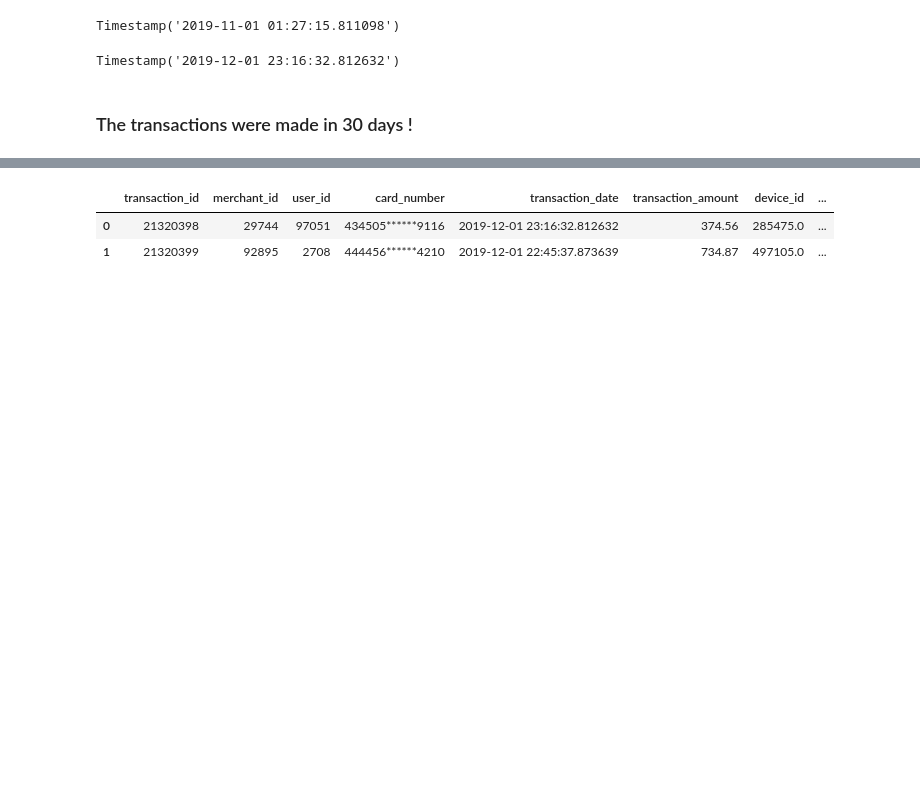
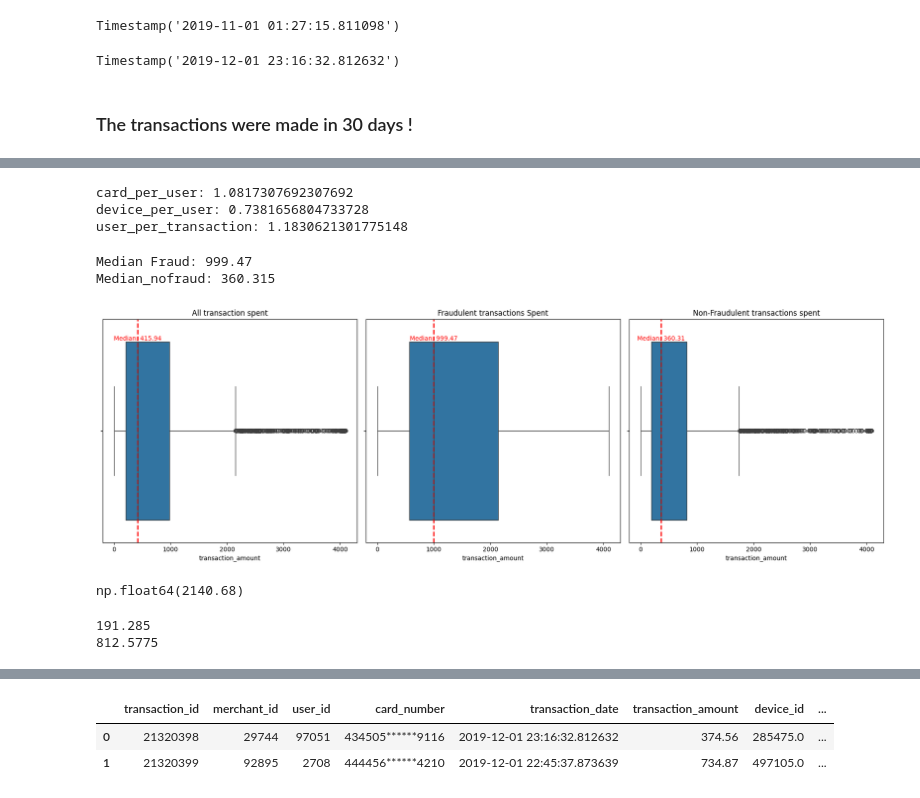
Before and after one commit to thecirocks/cloud_w, a Jupyter notebook: fraud_detection.ipynb, the cells around one changed output, grey strips where cells are left out. Cells and saved outputs as stored; diff of their text form; code cells hidden in the pictures; blank space fills up the shorter version.

```diff
--- a/fraud_detection.ipynb
+++ b/fraud_detection.ipynb
@@ -254,7 +283,0 @@ Timestamp('2019-12-01 23:16:32.812632')
-# %%
-df["transaction_year"] = df["transaction_date"].dt.year
-df["transaction_month"] = df["transaction_date"].dt.month
-df["transaction_day"] = df["transaction_date"].dt.day
-df["transaction_hour"] = df["transaction_date"].dt.hour
-df["transaction_minute"] = df["transaction_date"].dt.minute
-#df["transaction_weekday"] = df["transaction_date"].dt.weekday  # 0 para segunda-feira, 6 para domingo
@@ -260,0 +311,3 @@ df["transaction_minute"] = df["transaction_date"].dt.minute
+# %%
+#Transforming to datetime because it was in other format
+df["transaction_date"] = pd.to_datetime(df["transaction_date"])
@@ -260,0 +350,65 @@ df["transaction_minute"] = df["transaction_date"].dt.minute
+# %%
+card_per_user = card / user
+device_per_user =   device / user
+transaction_per_user = transaction / user
+
+print(f'card_per_user: {card_per_user}')
+print(f'device_per_user: {device_per_user}')
+print(f'user_per_transaction: {transaction_per_user}')
+# %% [output]
+card_per_user: 1.0817307692307692
+device_per_user: 0.7381656804733728
+user_per_transaction: 1.1830621301775148
+# %%
+all_spent = df["transaction_amount"]
+fraud_spent = df["transaction_amount"][df["has_cbk"] == True]
+nofraud_spent = df["transaction_amount"][df["has_cbk"] == False]
+
+median_fraud = fraud_spent.median()
+median_nofraud = nofraud_spent.median()
+
+print(f'Median Fraud: {median_fraud}')
+print(f'Median_nofraud: {median_nofraud}')
+# %% [output]
+Median Fraud: 999.47
+Median_nofraud: 360.315
+# %%
+# Criar a figura com três subplots lado a lado
+fig, axes = plt.subplots(1, 3, figsize=(18, 6), sharex=True)
+
+# Plotagem para todas as transações
+sns.boxplot(x=all_spent, ax=axes[0])
+axes[0].axvline(x=median, color='red', linestyle='dashed', linewidth=2)
+axes[0].text(median, -0.40, f'Median: {median:.2f}', color='red', ha='center', va='bottom')
+axes[0].set_title("All transaction spent")
+
+# Plotagem para transações fraudulentas
+sns.boxplot(x=fraud_spent, ax=axes[1])
+axes[1].axvline(x=median_fraud, color='red', linestyle='dashed', linewidth=2)
+axes[1].text(median_fraud, -0.40, f'Median: {median_fraud:.2f}', color='red', ha='center', va='bottom')
+axes[1].set_title("Fraudulent transactions Spent")
+
+# Plotagem para transações não fraudulentas
+sns.boxplot(x=nofraud_spent, ax=axes[2])
+axes[2].axvline(x=median_nofraud, color='red', linestyle='dashed', linewidth=2)
+axes[2].text(median_nofraud, -0.40, f'Median: {median_nofraud:.2f}', color='red', ha='center', va='bottom')
+axes[2].set_title("Non-Fraudulent transactions spent")
+
+# Ajustar layout para não sobrepor os elementos
+plt.tight_layout()
+plt.show()
+# %% [output]
+[figure, added]
+# %%
+fraud_spent.quantile(0.75)
+# %% [output]
+np.float64(2140.68)
+# %%
+#non fraud Quartile spent analysis
+q1 = nofraud_spent.quantile(0.25)
+q3 = nofraud_spent.quantile(0.75)
+print(q1)
+print(q3)
+# %% [output]
+191.285
+812.5775
```
Also changed, not shown: parts of 135 cells of this notebook.
